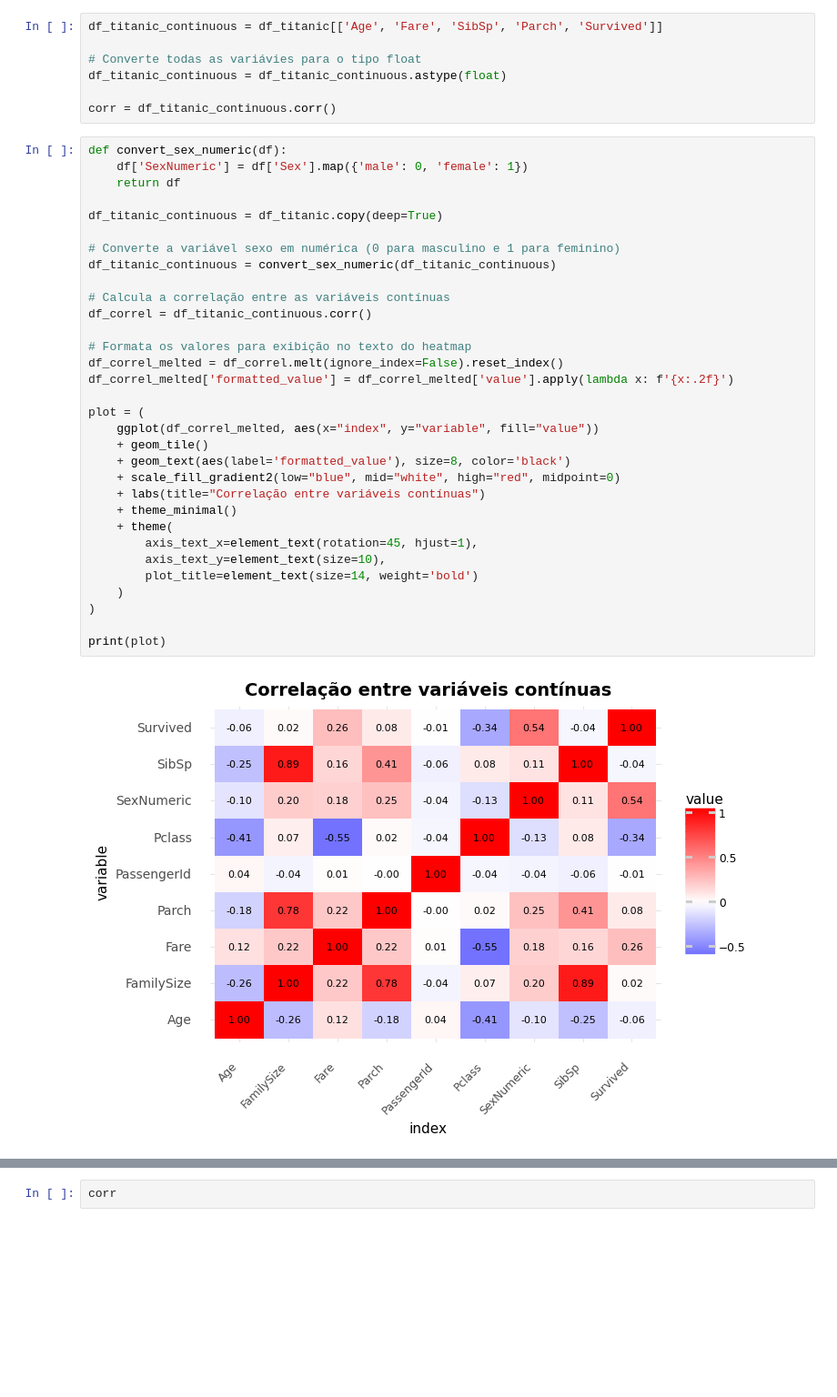
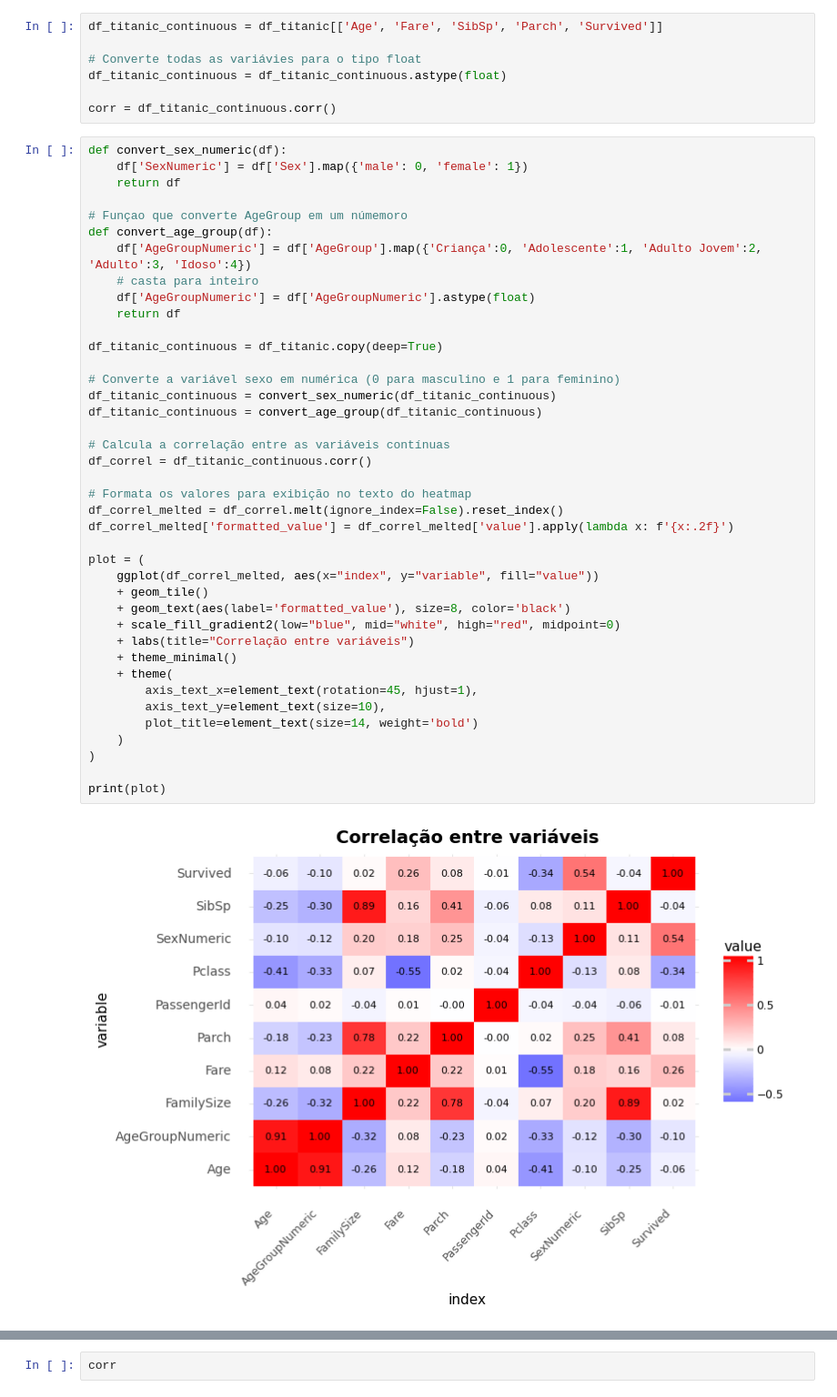
Before and after one commit to pdcos/analise_visual_ciencia_de_dados, a Jupyter notebook: exercicio_individual/exercicio_individual.ipynb, the cells around one changed output, grey strips where cells are left out. Shown at 91% size. Drawn from its saved outputs; the diff is of its cells as text; blank space fills up the shorter version.

```diff
--- a/exercicio_individual/exercicio_individual.ipynb
+++ b/exercicio_individual/exercicio_individual.ipynb
@@ -651,34 +651,42 @@ corr = df_titanic_continuous.corr()
 # %%
 def convert_sex_numeric(df):
     df['SexNumeric'] = df['Sex'].map({'male': 0, 'female': 1})
+    return df
+
+# Funçao que converte AgeGroup em um númemoro
+def convert_age_group(df):
+    df['AgeGroupNumeric'] = df['AgeGroup'].map({'Criança':0, 'Adolescente':1, 'Adulto Jovem':2, 'Adulto':3, 'Idoso':4})
+    # casta para inteiro
+    df['AgeGroupNumeric'] = df['AgeGroupNumeric'].astype(float)
     return df
 
 df_titanic_continuous = df_titanic.copy(deep=True)
 
 # Converte a variável sexo em numérica (0 para masculino e 1 para feminino)
 df_titanic_continuous = convert_sex_numeric(df_titanic_continuous)
+df_titanic_continuous = convert_age_group(df_titanic_continuous)
 
 # Calcula a correlação entre as variáveis contínuas
 df_correl = df_titanic_continuous.corr()
 
 # Formata os valores para exibição no texto do heatmap
 df_correl_melted = df_correl.melt(ignore_index=False).reset_index()
 df_correl_melted['formatted_value'] = df_correl_melted['value'].apply(lambda x: f'{x:.2f}')
 
 plot = (
     ggplot(df_correl_melted, aes(x="index", y="variable", fill="value"))
     + geom_tile()
     + geom_text(aes(label='formatted_value'), size=8, color='black')
     + scale_fill_gradient2(low="blue", mid="white", high="red", midpoint=0)
-    + labs(title="Correlação entre variáveis contínuas")
+    + labs(title="Correlação entre variáveis")
     + theme_minimal()
     + theme(
         axis_text_x=element_text(rotation=45, hjust=1),
         axis_text_y=element_text(size=10),
         plot_title=element_text(size=14, weight='bold')
     )
 )
 
 print(plot)
 # %% [output]
-[figure, old version]
+[figure, new version]
```
Also changed, not shown: parts of 4 cells of this notebook.
